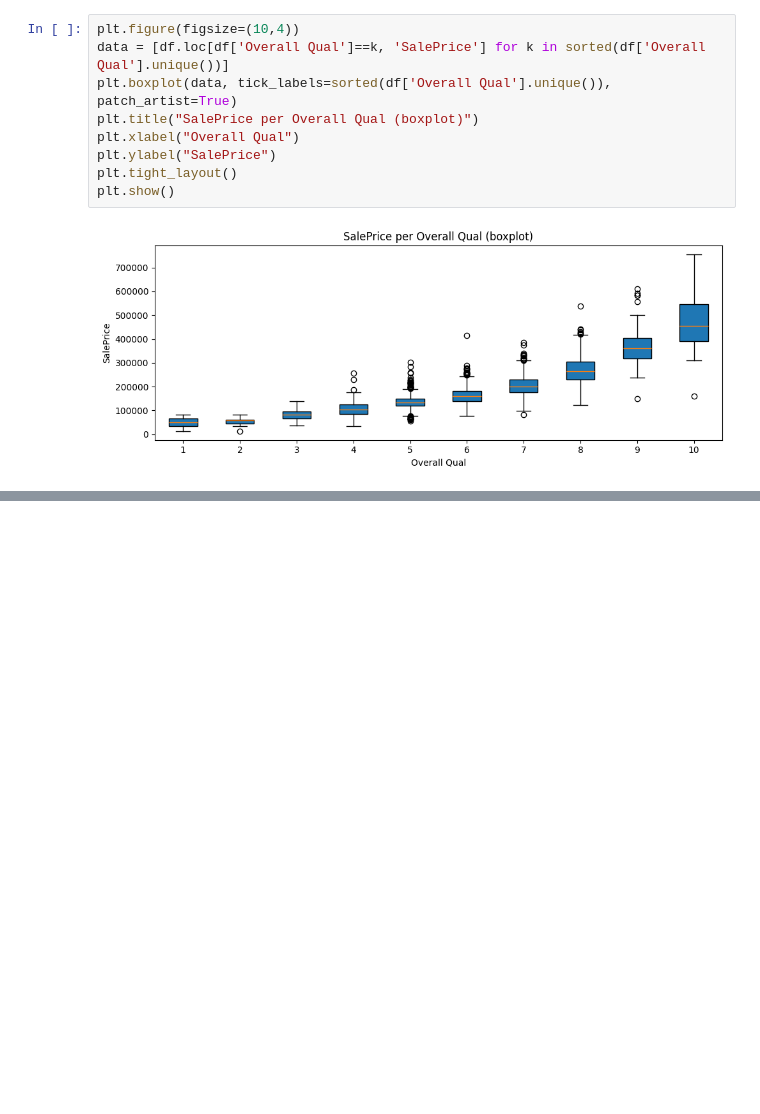
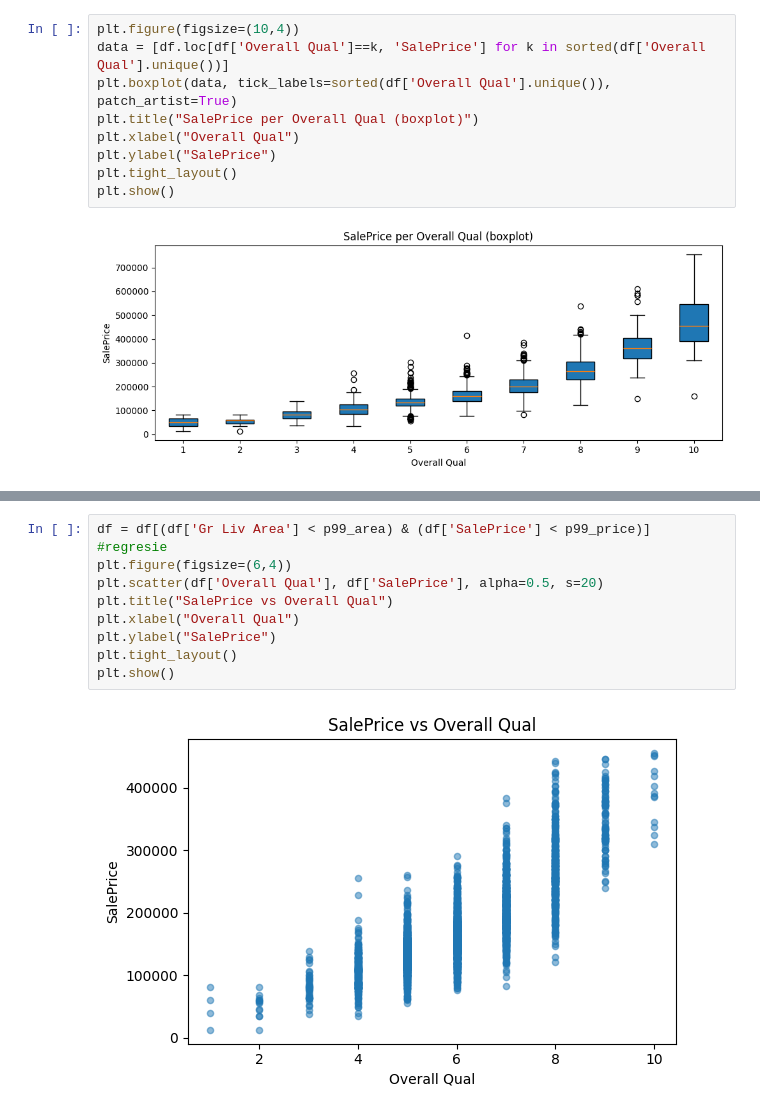
Before and after one commit to MalinaDumitrescu/ML_Projects, a Jupyter notebook: Lab1_ML/data_analysis_final.ipynb, the cells around one changed output, grey strips where cells are left out. Saved outputs shown, nothing was run; the diff lists cells and outputs as text; blank space fills up the shorter version.

```diff
--- a/Lab1_ML/data_analysis_final.ipynb
+++ b/Lab1_ML/data_analysis_final.ipynb
@@ -611,0 +669,12 @@ plt.show()
+# %%
+df = df[(df['Gr Liv Area'] < p99_area) & (df['SalePrice'] < p99_price)]
+#regresie
+plt.figure(figsize=(6,4))
+plt.scatter(df['Overall Qual'], df['SalePrice'], alpha=0.5, s=20)
+plt.title("SalePrice vs Overall Qual")
+plt.xlabel("Overall Qual")
+plt.ylabel("SalePrice")
+plt.tight_layout()
+plt.show()
+# %% [output]
+[figure, added]
```
Also changed, not shown: parts of 33 cells of this notebook.
